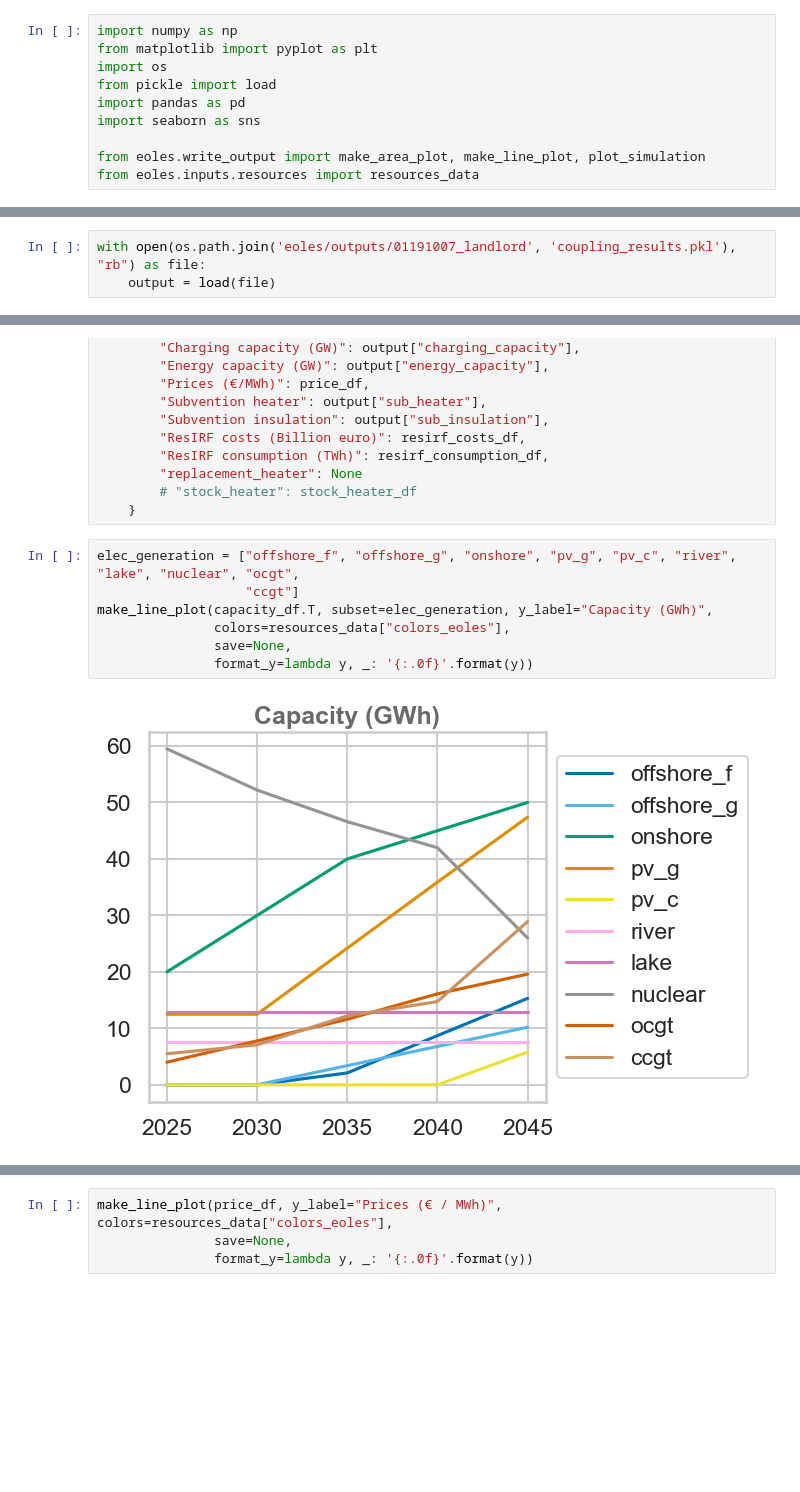
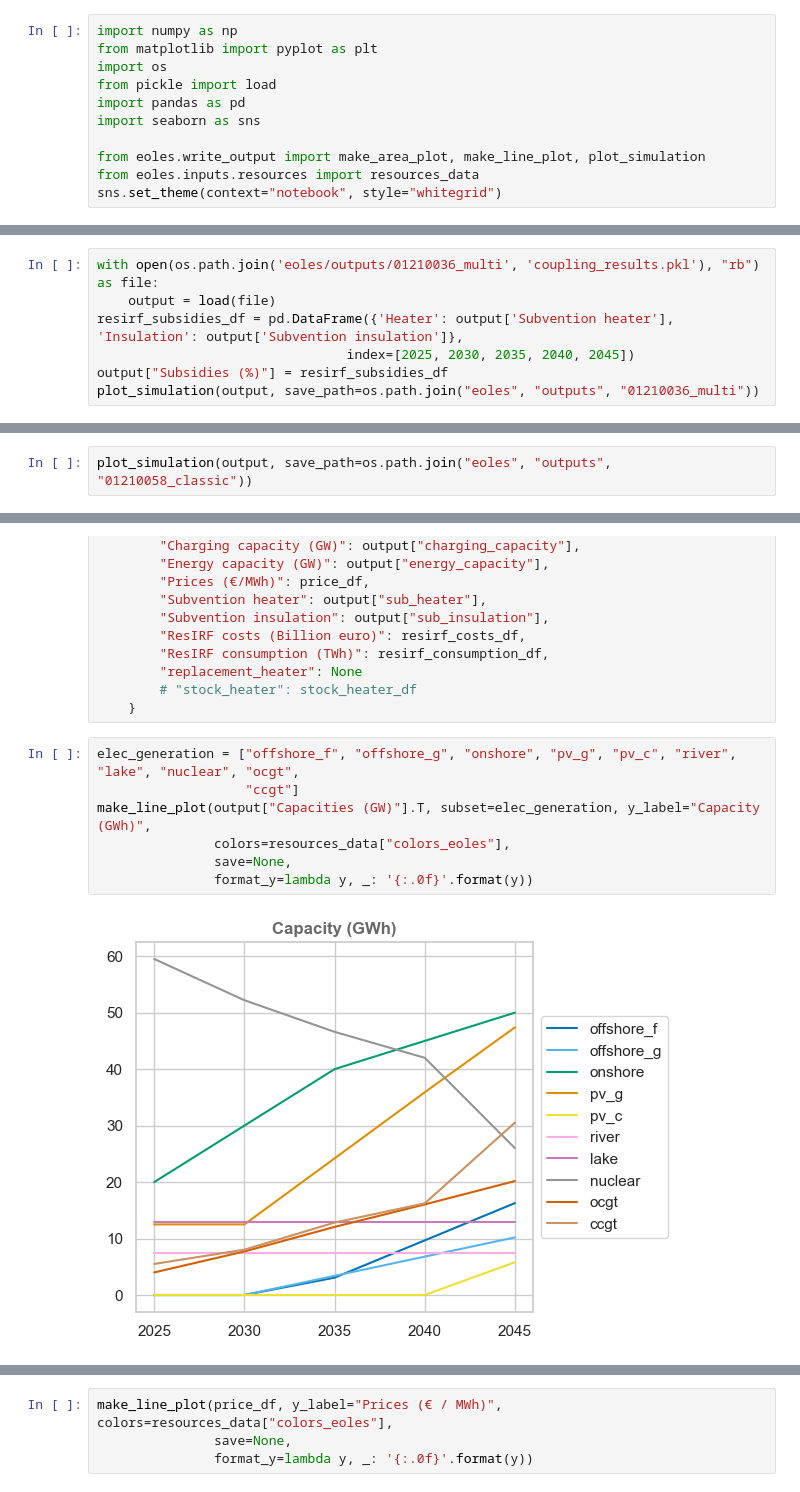
Before and after one commit to CIRED/EOLES-Coupling, a Jupyter notebook: resirf_eoles_coupling.ipynb, the cells around one changed output, grey strips where cells are left out. Drawn from its saved outputs; the diff is of its cells as text; blank space fills up the shorter version.

Commit message:
modif plots + H2 demand + script framework

```diff
--- a/resirf_eoles_coupling.ipynb
+++ b/resirf_eoles_coupling.ipynb
@@ -8,6 +8,7 @@ import seaborn as sns
 
 from eoles.write_output import make_area_plot, make_line_plot, plot_simulation
 from eoles.inputs.resources import resources_data
+sns.set_theme(context="notebook", style="whitegrid")
 # %% [markdown]
 # Sensitivity analysis
 # %%
@@ -65,5 +66,9 @@ ax.legend(loc='center left', bbox_to_anchor=(1, 0.5))
 # %% [markdown]
 # Preliminary analysis
 # %%
-with open(os.path.join('eoles/outputs/01191007_landlord', 'coupling_results.pkl'), "rb") as file:
+with open(os.path.join('eoles/outputs/01210036_multi', 'coupling_results.pkl'), "rb") as file:
     output = load(file)
+resirf_subsidies_df = pd.DataFrame({'Heater': output['Subvention heater'], 'Insulation': output['Subvention insulation']},
+                                index=[2025, 2030, 2035, 2040, 2045])
+output["Subsidies (%)"] = resirf_subsidies_df
+plot_simulation(output, save_path=os.path.join("eoles", "outputs", "01210036_multi"))
@@ -74,3 +128,5 @@ output["sub_insulation"]
+# %%
+plot_simulation(output, save_path=os.path.join("eoles", "outputs", "01210058_classic"))
 # %%
 with open(os.path.join('eoles/outputs/01191737_classic', 'coupling_results.pkl'), "rb") as file:
     output = load(file)
@@ -153,11 +209,11 @@ output_test = {
 # %%
 elec_generation = ["offshore_f", "offshore_g", "onshore", "pv_g", "pv_c", "river", "lake", "nuclear", "ocgt",
                    "ccgt"]
-make_line_plot(capacity_df.T, subset=elec_generation, y_label="Capacity (GWh)",
+make_line_plot(output["Capacities (GW)"].T, subset=elec_generation, y_label="Capacity (GWh)",
                colors=resources_data["colors_eoles"],
                save=None,
                format_y=lambda y, _: '{:.0f}'.format(y))
 # %% [output]
-[figure, old version]
+[figure, new version]
 # %%
 CH4_generation = ["methanization", "pyrogazification", "methanation"]
```
Also changed, not shown: parts of 19 cells of this notebook, 14 other files.
